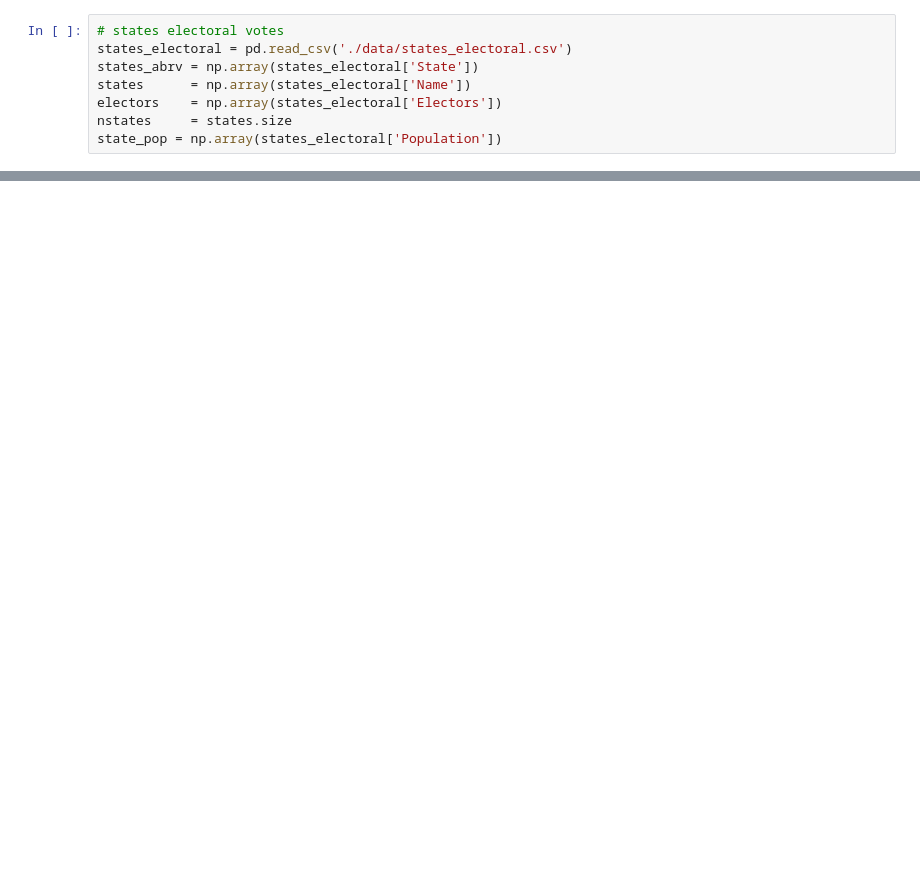
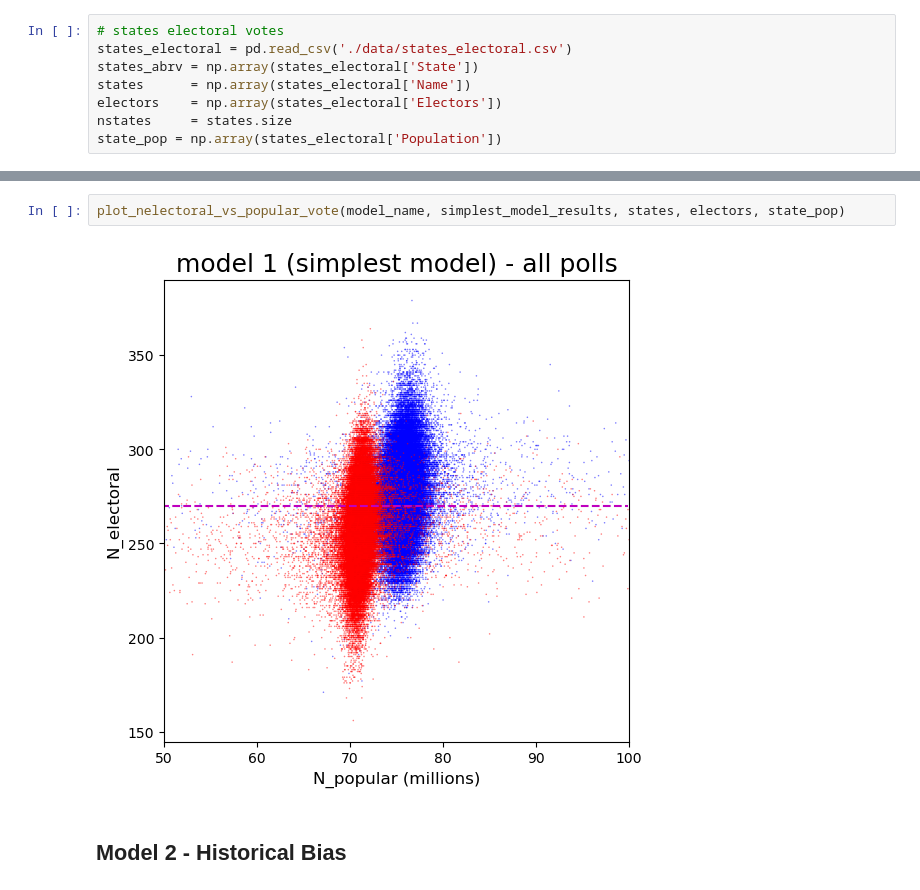
Before and after one commit to cameronliang/presidential_election, a Jupyter notebook: simplest_model.ipynb, the cells around one changed output, grey strips where cells are left out. Saved outputs shown, nothing was run; the diff lists cells and outputs as text; blank space fills up the shorter version.

```diff
--- a/simplest_model.ipynb
+++ b/simplest_model.ipynb
@@ -113,0 +103,6 @@ array([[42.09649495, 42.44388959, 44.43902978, ..., 42.85581115,
+# %%
+plot_nelectoral_vs_popular_vote(model_name, simplest_model_results, states, electors, state_pop)
+# %% [output]
+[figure, added]
+# %% [markdown]
+## Model 2 - Historical Bias
```
Also changed, not shown: parts of 47 cells of this notebook, 8 other files.
